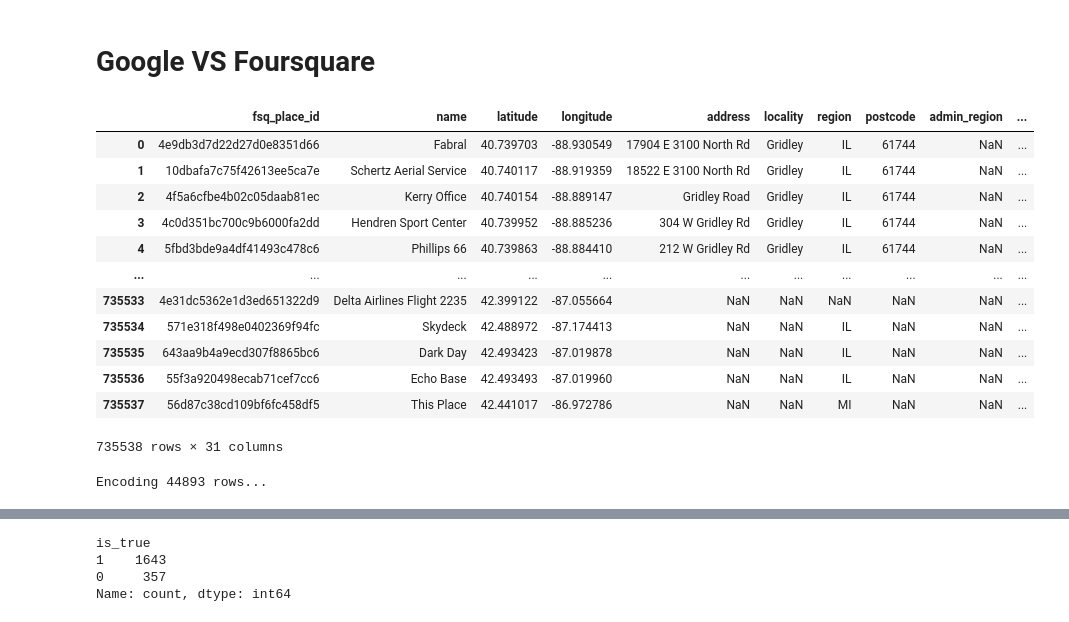
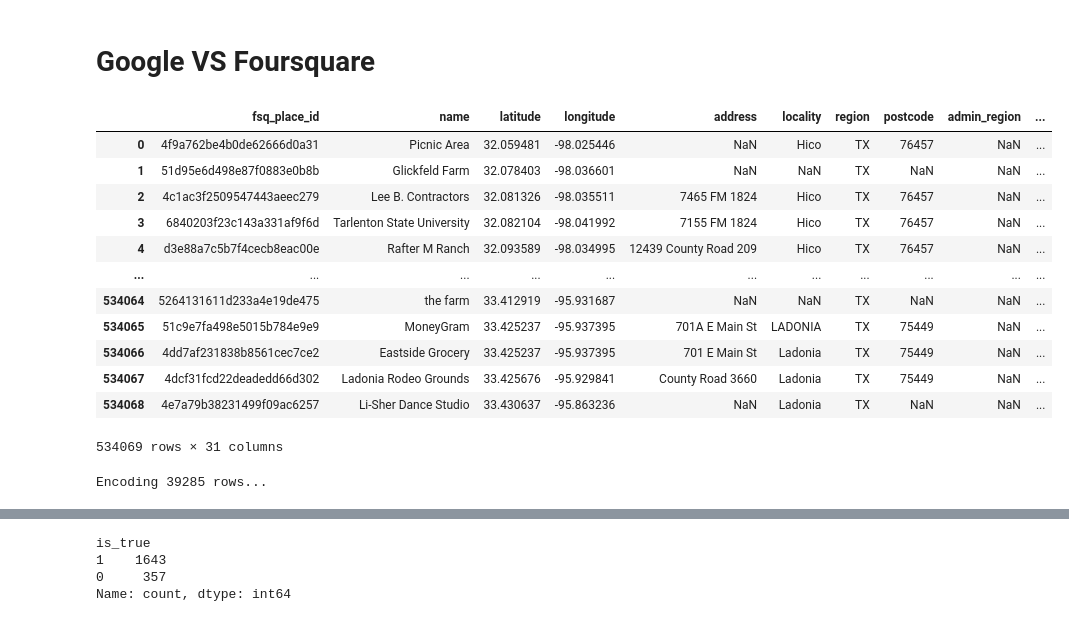
Before and after one commit to HOUPU1993/POI-study, a Jupyter notebook: 2.data_engenering/data_engineering.ipynb, the cells around one changed output, grey strips where cells are left out. Cells and saved outputs as stored; diff of their text form; code cells hidden in the pictures.

```diff
--- a/2.data_engenering/data_engineering.ipynb
+++ b/2.data_engenering/data_engineering.ipynb
@@ -2527,20 +2803,20 @@ ny_gplc_sf.drop(columns=['cand_ids','cand_dist_m']).to_file('/Users/houpuli/Redl
 # %% [markdown]
 # Google VS Foursquare
 # %%
-chicago_fsq = gpd.read_file('/Users/houpuli/Redlining Lab Dropbox/HOUPU LI/POI research/Chicago_MSA/chicago_msa_poi/chicago_fsq.geojson')
-chicago_fsq
+dallas_fsq = gpd.read_file('/Users/houpuli/Redlining Lab Dropbox/HOUPU LI/POI research/Dallas_MSA/dallas_msa_poi/dallas_fsq.geojson')
+dallas_fsq
 # %% [output]
 |  | fsq_place_id | name | latitude | longitude | address | locality | region | postcode | admin_region | ... |
-| 0 | 4e9db3d7d22d27d0e8351d66 | Fabral | 40.739703 | -88.930549 | 17904 E 3100 North Rd | Gridley | IL | 61744 | NaN | ... |
-| 1 | 10dbafa7c75f42613ee5ca7e | Schertz Aerial Service | 40.740117 | -88.919359 | 18522 E 3100 North Rd | Gridley | IL | 61744 | NaN | ... |
-| 2 | 4f5a6cfbe4b02c05daab81ec | Kerry Office | 40.740154 | -88.889147 | Gridley Road | Gridley | IL | 61744 | NaN | ... |
-| 3 | 4c0d351bc700c9b6000fa2dd | Hendren Sport Center | 40.739952 | -88.885236 | 304 W Gridley Rd | Gridley | IL | 61744 | NaN | ... |
-| 4 | 5fbd3bde9a4df41493c478c6 | Phillips 66 | 40.739863 | -88.884410 | 212 W Gridley Rd | Gridley | IL | 61744 | NaN | ... |
+| 0 | 4f9a762be4b0de62666d0a31 | Picnic Area | 32.059481 | -98.025446 | NaN | Hico | TX | 76457 | NaN | ... |
+| 1 | 51d95e6d498e87f0883e0b8b | Glickfeld Farm | 32.078403 | -98.036601 | NaN | NaN | TX | NaN | NaN | ... |
+| 2 | 4c1ac3f2509547443aeec279 | Lee B. Contractors | 32.081326 | -98.035511 | 7465 FM 1824 | Hico | TX | 76457 | NaN | ... |
+| 3 | 6840203f23c143a331af9f6d | Tarlenton State University | 32.082104 | -98.041992 | 7155 FM 1824 | Hico | TX | 76457 | NaN | ... |
+| 4 | d3e88a7c5b7f4cecb8eac00e | Rafter M Ranch | 32.093589 | -98.034995 | 12439 County Road 209 | Hico | TX | 76457 | NaN | ... |
 | ... | ... | ... | ... | ... | ... | ... | ... | ... | ... | ... |
-| 735533 | 4e31dc5362e1d3ed651322d9 | Delta Airlines Flight 2235 | 42.399122 | -87.055664 | NaN | NaN | NaN | NaN | NaN | ... |
-| 735534 | 571e318f498e0402369f94fc | Skydeck | 42.488972 | -87.174413 | NaN | NaN | IL | NaN | NaN | ... |
-| 735535 | 643aa9b4a9ecd307f8865bc6 | Dark Day | 42.493423 | -87.019878 | NaN | NaN | IL | NaN | NaN | ... |
-| 735536 | 55f3a920498ecab71cef7cc6 | Echo Base | 42.493493 | -87.019960 | NaN | NaN | IL | NaN | NaN | ... |
-| 735537 | 56d87c38cd109bf6fc458df5 | This Place | 42.441017 | -86.972786 | NaN | NaN | MI | NaN | NaN | ... |
+| 534064 | 5264131611d233a4e19de475 | the farm | 33.412919 | -95.931687 | NaN | NaN | TX | NaN | NaN | ... |
+| 534065 | 51c9e7fa498e5015b784e9e9 | MoneyGram | 33.425237 | -95.937395 | 701A E Main St | LADONIA | TX | 75449 | NaN | ... |
+| 534066 | 4dd7af231838b8561cec7ce2 | Eastside Grocery | 33.425237 | -95.937395 | 701 E Main St | Ladonia | TX | 75449 | NaN | ... |
+| 534067 | 4dcf31fcd22deadedd66d302 | Ladonia Rodeo Grounds | 33.425676 | -95.929841 | County Road 3660 | Ladonia | TX | 75449 | NaN | ... |
+| 534068 | 4e7a79b38231499f09ac6257 | Li-Sher Dance Studio | 33.430637 | -95.863236 | NaN | Ladonia | TX | NaN | NaN | ... |
-735538 rows × 31 columns
+534069 rows × 31 columns
 # %%
@@ -2552,7 +2828,7 @@ chicago_gplc_fsq = address_score_check(reference_gdf=chicago_gplc_fsq, compared_
 # %%
-chicago_gplc_fsq = calculate_similarity_check(chicago_gplc_fsq, cat_col_ref = "naics_definition", cat_col_cmp = "matched_cat_main", id_col = "matched_id", result_col =  "category_sim")
+dallas_gplc_fsq = calculate_similarity_check(dallas_gplc_fsq, cat_col_ref = "naics_definition", cat_col_cmp = "matched_cat_main", id_col = "matched_id", result_col =  "category_sim")
 # %% [output]
-Encoding 44893 rows...
+Encoding 39285 rows...
 # %%
 # transfer the X and Y into float type and deal with the address score
 cols_to_fix = ['name_score', 'location_distance', 'address_score', 'category_sim']
```
Also changed, not shown: parts of 53 cells of this notebook, 1 other file.
